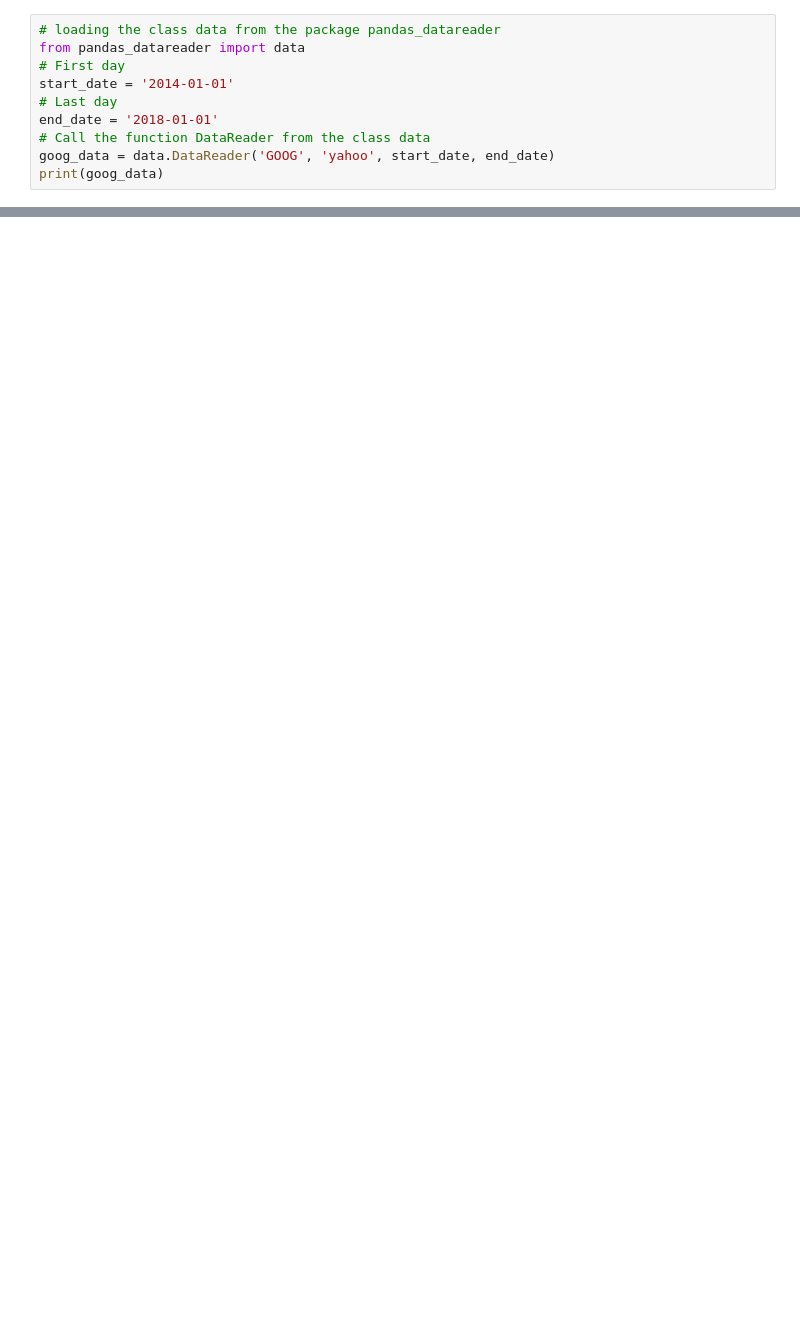
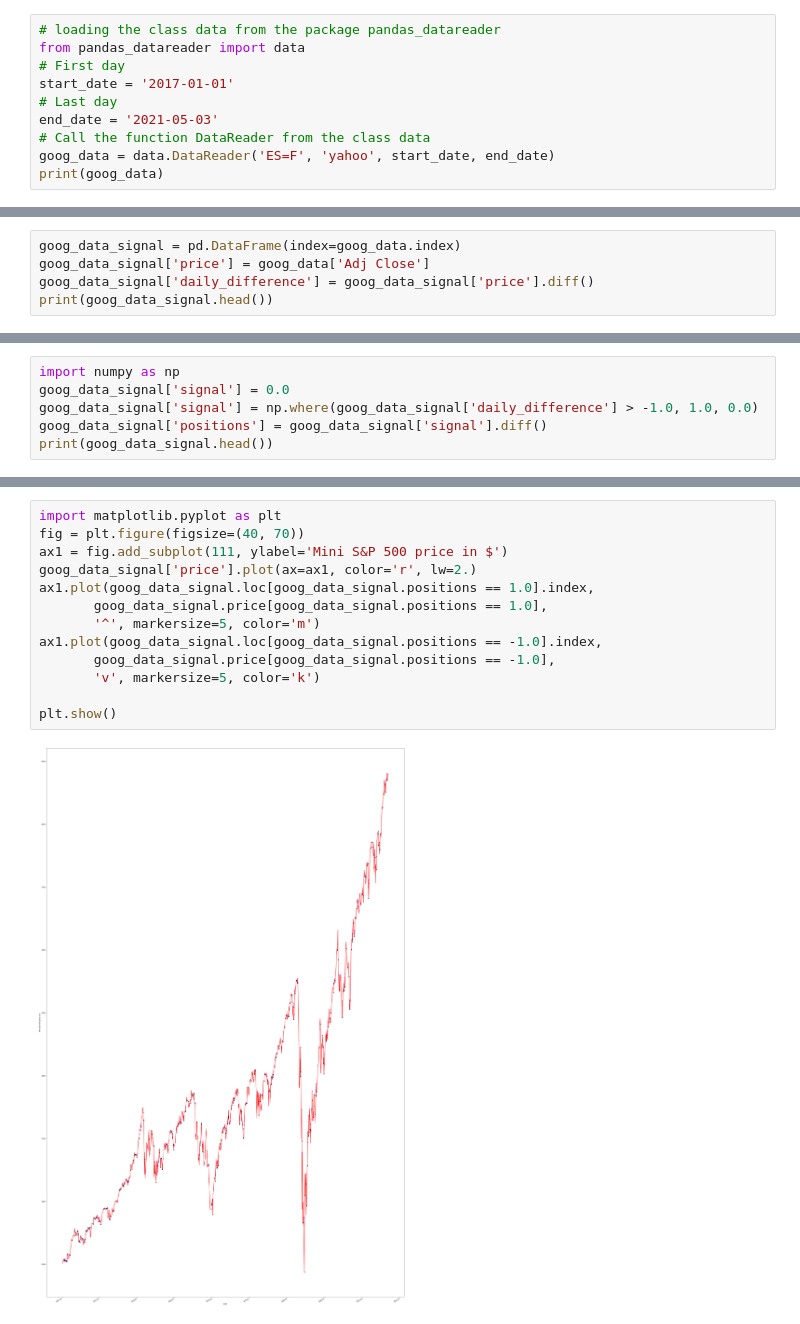
Before and after one commit to ipenas-cl/quant-101, a Jupyter notebook: quant_101.ipynb, the cells around one changed output, grey strips where cells are left out. Cells and saved outputs as stored; diff of their text form; blank space fills up the shorter version.

```diff
--- a/quant_101.ipynb
+++ b/quant_101.ipynb
@@ -4,10 +4,10 @@
 # loading the class data from the package pandas_datareader
 from pandas_datareader import data
 # First day
-start_date = '2014-01-01'
+start_date = '2017-01-01'
 # Last day
-end_date = '2018-01-01'
+end_date = '2021-05-03'
 # Call the function DataReader from the class data
-goog_data = data.DataReader('GOOG', 'yahoo', start_date, end_date)
+goog_data = data.DataReader('ES=F', 'yahoo', start_date, end_date)
 print(goog_data)
 # %% [output]
@@ -28,0 +29,5 @@ Date                                  ...
+# %%
+goog_data_signal = pd.DataFrame(index=goog_data.index)
+goog_data_signal['price'] = goog_data['Adj Close']
+goog_data_signal['daily_difference'] = goog_data_signal['price'].diff()
+print(goog_data_signal.head())
@@ -28,0 +42,6 @@ Date                                  ...
+# %%
+import numpy as np
+goog_data_signal['signal'] = 0.0
+goog_data_signal['signal'] = np.where(goog_data_signal['daily_difference'] > -1.0, 1.0, 0.0)
+goog_data_signal['positions'] = goog_data_signal['signal'].diff()
+print(goog_data_signal.head())
@@ -28,0 +56,15 @@ Date                                  ...
+# %%
+import matplotlib.pyplot as plt
+fig = plt.figure(figsize=(40, 70))
+ax1 = fig.add_subplot(111, ylabel='Mini S&P 500 price in $')
+goog_data_signal['price'].plot(ax=ax1, color='r', lw=2.)
+ax1.plot(goog_data_signal.loc[goog_data_signal.positions == 1.0].index,
+       goog_data_signal.price[goog_data_signal.positions == 1.0],
+       '^', markersize=5, color='m')
+ax1.plot(goog_data_signal.loc[goog_data_signal.positions == -1.0].index,
+       goog_data_signal.price[goog_data_signal.positions == -1.0],
+       'v', markersize=5, color='k')
+
+plt.show()
+# %% [output]
+[figure, added]
```
Also changed, not shown: parts of 4 cells of this notebook.
